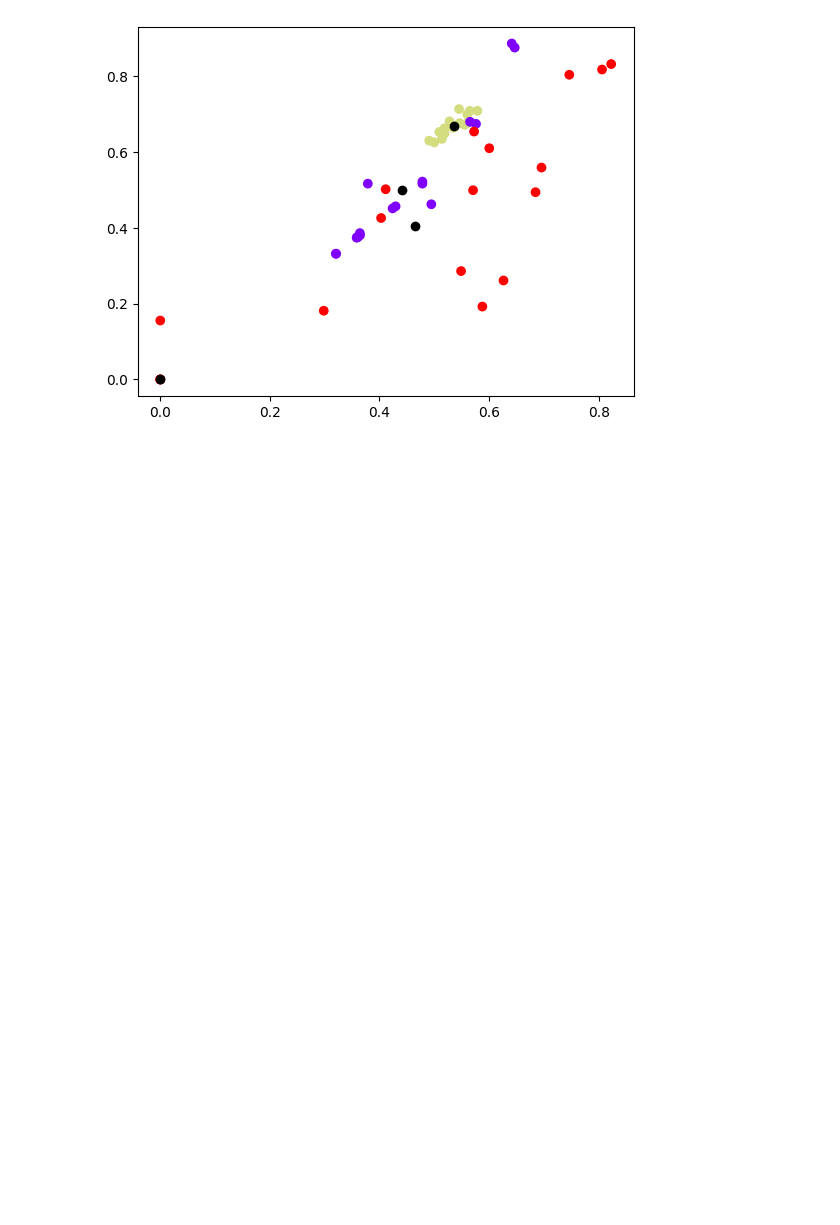
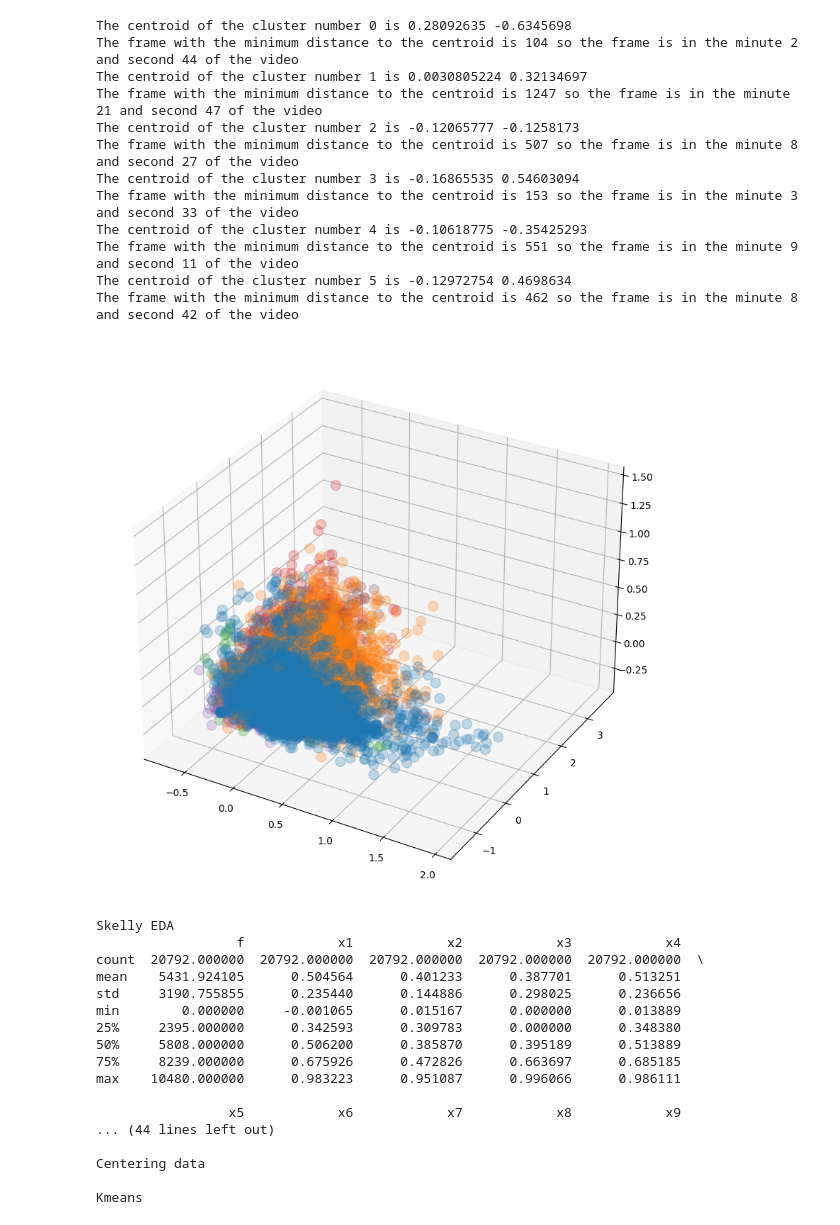
Before and after one commit to Eid1999/PBdat, a Jupyter notebook: main.ipynb, the cells around one changed output. Saved outputs shown, nothing was run; the diff lists cells and outputs as text; code cells hidden in the pictures; blank space fills up the shorter version.

```diff
--- a/main.ipynb
+++ b/main.ipynb
@@ -74,11 +157,16 @@ class BData():
 def main():
     data = BData("Data/girosmallveryslow2_openpose_complete.mat",
                  "Data/girosmallveryslow2_vggfeatures.mat")
-    #data.EDA()
-    #data.SVD()
-    data.Kmeans(4)
-    #missing_data=data.missing_data()
-    #recover_data= data.recover_data(missing_data)
+    data.EDA_VGG()
+    data.PCA_VGG()
+    data.VGG_df=data.center_data(data.VGG_df)
+    data.kmeans(data.VGG_df)
+    data.EDA_skelly()
+    data.PCA_skelly()
+    data.skeleton_df=data.center_data(data.skeleton_df)
+    data.kmeans(data.skeleton_df)
+    data.t_SNE(data.VGG_df)
+    data.t_SNE(data.skeleton_df)
 
 if __name__ == '__main__':
     main()
@@ -97 +191,30 @@ Kmeans
+The centroid of the cluster number 0 is 0.28092635 -0.6345698
+The frame with the minimum distance to the centroid is 104 so the frame is in the minute 2 and second 44 of the video
+The centroid of the cluster number 1 is 0.0030805224 0.32134697
+The frame with the minimum distance to the centroid is 1247 so the frame is in the minute 21 and second 47 of the video
+The centroid of the cluster number 2 is -0.12065777 -0.1258173
+The frame with the minimum distance to the centroid is 507 so the frame is in the minute 8 and second 27 of the video
+The centroid of the cluster number 3 is -0.16865535 0.54603094
+The frame with the minimum distance to the centroid is 153 so the frame is in the minute 3 and second 33 of the video
+The centroid of the cluster number 4 is -0.10618775 -0.35425293
+The frame with the minimum distance to the centroid is 551 so the frame is in the minute 9 and second 11 of the video
+The centroid of the cluster number 5 is -0.12972754 0.4698634
+The frame with the minimum distance to the centroid is 462 so the frame is in the minute 8 and second 42 of the video
-[figure, old version]
+[figure, new version]
+Skelly EDA
+                  f            x1            x2            x3            x4
+count  20792.000000  20792.000000  20792.000000  20792.000000  20792.000000  \
+mean    5431.924105      0.504564      0.401233      0.387701      0.513251
+std     3190.755855      0.235440      0.144886      0.298025      0.236656
+min        0.000000     -0.001065      0.015167      0.000000      0.013889
+25%     2395.000000      0.342593      0.309783      0.000000      0.348380
+50%     5808.000000      0.506200      0.385870      0.395189      0.513889
+75%     8239.000000      0.675926      0.472826      0.663697      0.685185
+max    10480.000000      0.983223      0.951087      0.996066      0.986111
+
+                 x5            x6            x7            x8            x9
+... (44 lines left out)
+
+Centering data
+
+Kmeans
```
Also changed, not shown: parts of 4 cells of this notebook, 1 other file.
